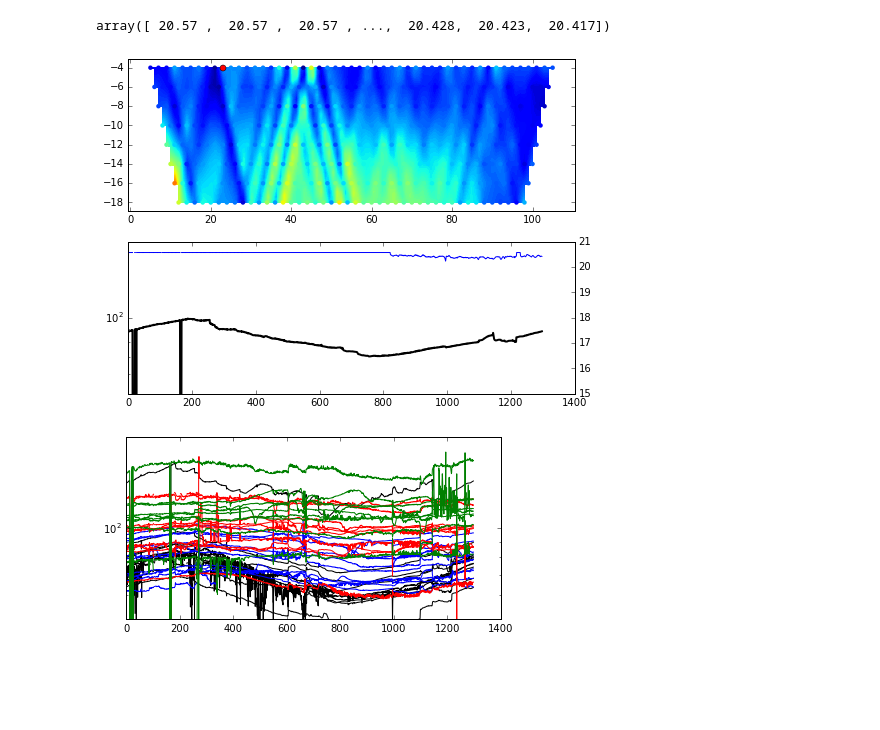
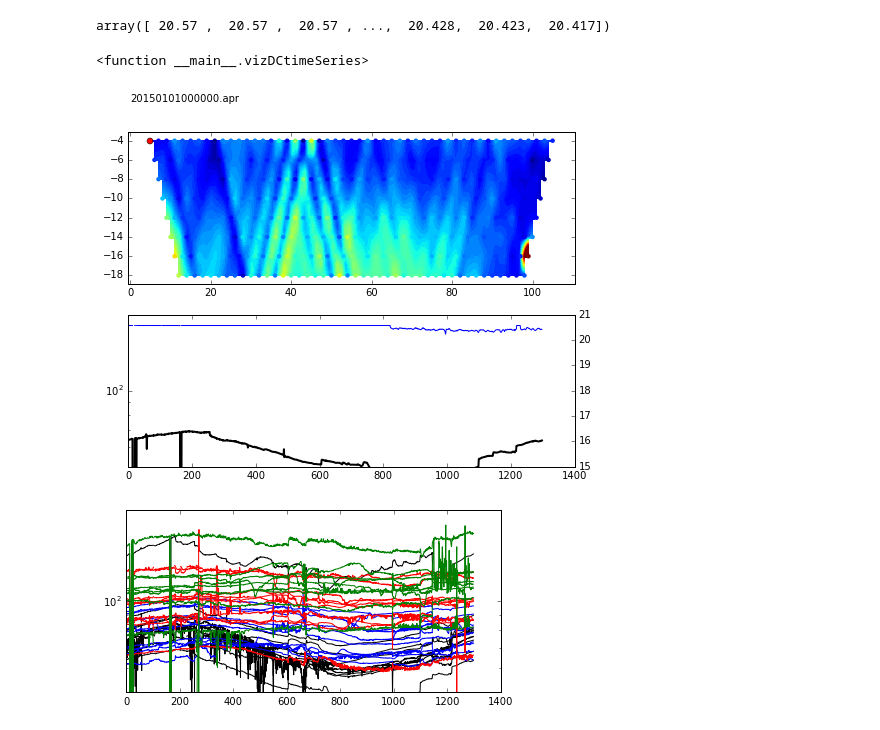
Before and after one commit to sgkang/DamGeophysics, a Jupyter notebook: notebook/ReadFiles.ipynb, the cells around one changed output. Drawn from its saved outputs; the diff is of its cells as text; code cells hidden in the pictures; blank space fills up the shorter version.

```diff
--- a/notebook/ReadFiles.ipynb
+++ b/notebook/ReadFiles.ipynb
@@ -62,6 +61,7 @@ from scipy import interpolate
 # %%
 x = np.linspace(mid.min(), mid.max(), 100)
 z = np.linspace(dz.min(), dz.max(), 100)
+# grid_x, grid_z = np.mgrid[np.min(mid):np.max(mid), np.min(dz):np.max(dz)]
 grid_x, grid_z = np.meshgrid(x,z)
 
 def vizDCtimeSeries(idatum, itime):
@@ -76,7 +76,9 @@ def vizDCtimeSeries(idatum, itime):
     grid_rho = grid_rho.reshape(grid_x.shape)
     vmin, vmax = 50, 200.
     ax1.contourf(grid_x, grid_z, grid_rho, 100, vmin =vmin, vmax = vmax, clim=(vmin, vmax), cmap="jet")
+    ax1.contourf(grid_x, grid_z, grid_rho, 100, vmin =vmin, vmax = vmax, clim=(vmin, vmax), cmap="jet")
     ax1.scatter(mid, dz, s=20, c = DATA[:,itime], edgecolor="None", vmin =vmin, vmax = vmax, clim=(vmin, vmax))
+#     ax1.plot(grid_x.flatten(), grid_z.flatten(), 'k.')
     ax1.plot(mid[idatum], dz[idatum], 'ro')
     ax2.plot(DATA[idatum,:], 'k-', lw=2)
     ax2.set_yscale('log')
@@ -84,11 +86,14 @@ def vizDCtimeSeries(idatum, itime):
     ax2_1 = ax2.twinx()
     ax2_1.plot(height)
     ax2_1.set_ylim(15, 21.)
+    ax2_1.plot(np.r_[itime, itime], np.r_[15, 21.], 'k--', lw=1)
+    ax1.text(0,0, fnames[itime])
 # %%
-interact(vizDCtimeSeries, idatum=IntSlider(min=0, max=300, step=1, value=0),
+interact(vizDCtimeSeries, idatum=IntSlider(min=0, max=300, step=10, value=0),
         itime=IntSlider(min=0, max=DATA.shape[1]-1, step=100, value=0))
 # %% [output]
+<function __main__.vizDCtimeSeries>
-[figure, old version]
+[figure, new version]
 # %%
 dzu = np.unique(dz)
 # %%
```
Also changed, not shown: parts of 1 cell of this notebook.
